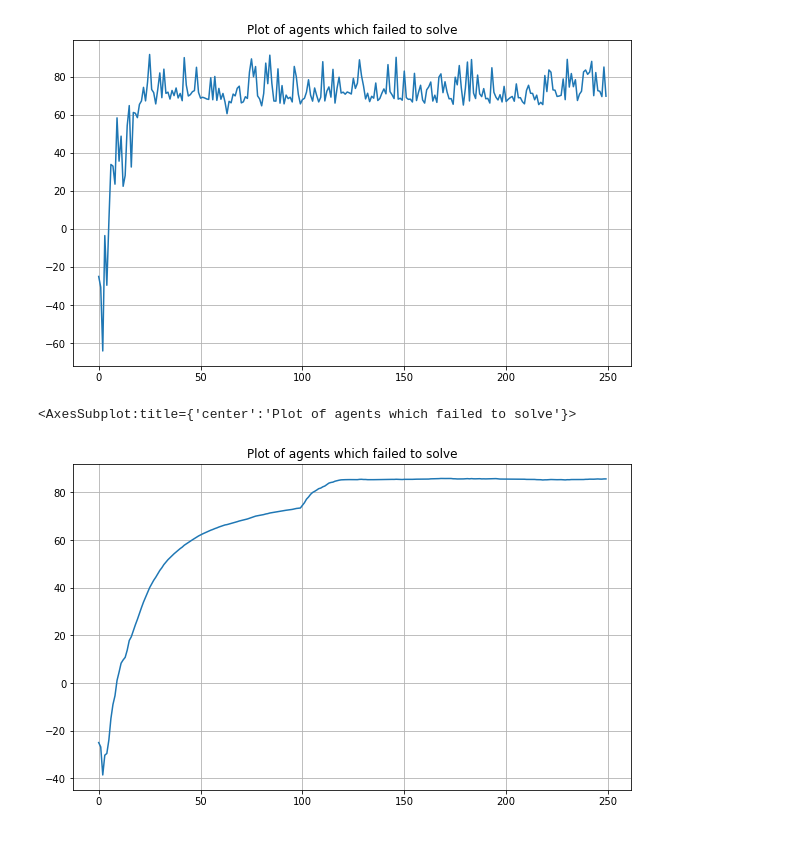
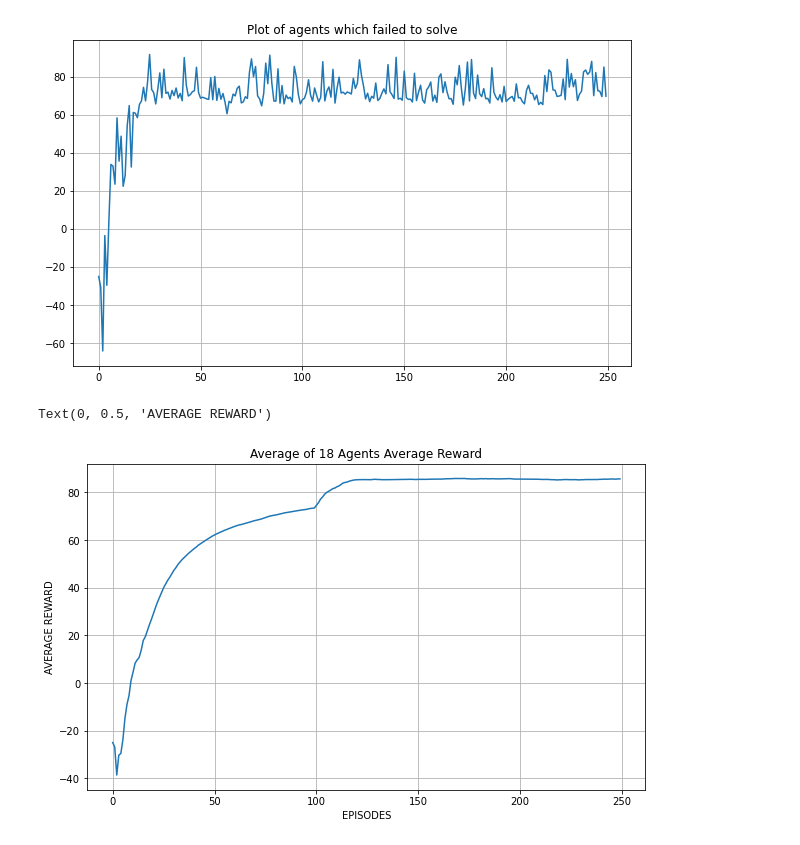
Before and after one commit to MattMorris1996/BathRLProject, a Jupyter notebook: plotting_notebook.ipynb, the cells around one changed output. Cells and saved outputs as stored; diff of their text form; code cells hidden in the pictures.

```diff
--- a/plotting_notebook.ipynb
+++ b/plotting_notebook.ipynb
@@ -128,12 +128,15 @@ new_df['mean'].plot(
 # %% [output]
 <AxesSubplot:title={'center':'Plot of agents which failed to solve'}>
 [figure]
-# %%
-new_df['mean'].plot(
-        figsize=figsize,
-        grid = True,
-        title="Plot of agents which failed to solve"
-)
-# %% [output]
-<AxesSubplot:title={'center':'Plot of agents which failed to solve'}>
-[figure, removed]
+# %%
+ax = new_df['mean'].plot(
+        figsize=figsize,
+        grid = True,
+        title="Average of 18 Agents Average Reward"
+)
+
+ax.set_xlabel("EPISODES")
+ax.set_ylabel("AVERAGE REWARD")
+# %% [output]
+Text(0, 0.5, 'AVERAGE REWARD')
+[figure, added]
```
